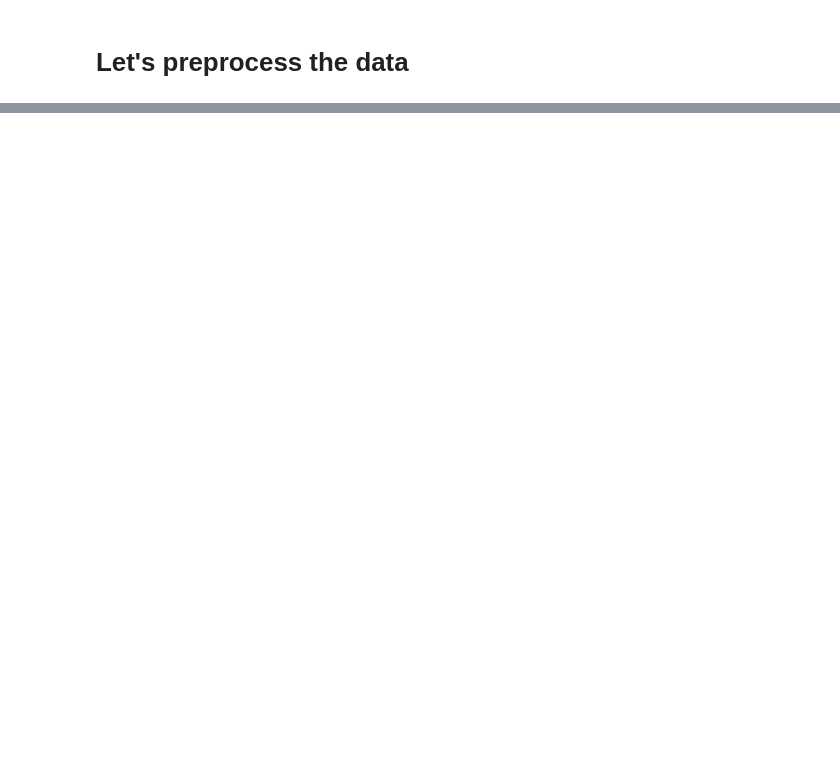
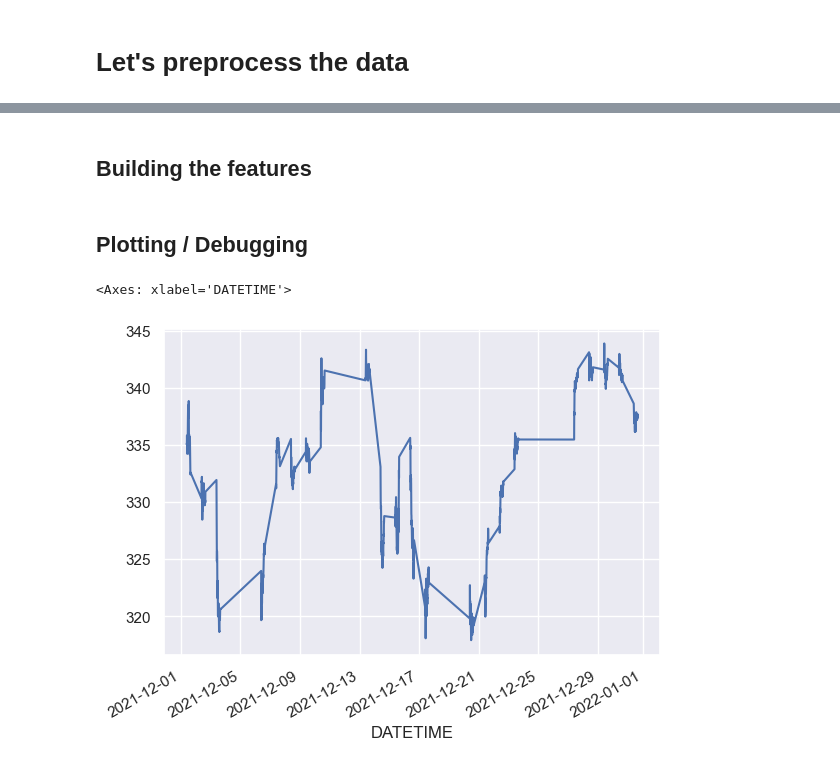
Before and after one commit to arthurdhonneur7/ML_finance_project, a Jupyter notebook: data_processing.ipynb, the cells around one changed output, grey strips where cells are left out. Drawn from its saved outputs; the diff is of its cells as text; code cells hidden in the pictures; blank space fills up the shorter version.

```diff
--- a/data_processing.ipynb
+++ b/data_processing.ipynb
@@ -39,0 +39,12 @@ sp500_tickers = sp500_table['Symbol']
+# %%
+list_tickers = []
+
+for key, (url, table_index, ticker_column) in url_dict.items():
+    if key in ['sp500']: #'russell1000', 'ftse100']:
+        try:
+            df = pd.read_html(url)[table_index]
+            tickers = df[ticker_column].tolist()
+            list_tickers += tickers
+            print(f"{key}: {len(tickers)} tickers found.")
+        except Exception as e:
+            print(f"Error processing {key}: {e}")
@@ -39,0 +53,9 @@ sp500_tickers = sp500_table['Symbol']
+# %%
+df_list = []
+
+for path in list_paths:
+    print(f"Processing file: {path.split('/')[-1]}")
+    df = pd.read_csv(path, compression='gzip')
+    df['SYMBOL'] = df['SYMBOL'].str.upper()
+    df = df[df['SYMBOL'].isin(list_tickers)]
+    df_list.append(df)
@@ -39,0 +80,13 @@ sp500_tickers = sp500_table['Symbol']
+# %%
+df = pd.concat(df_list, ignore_index=True)
+
+df = df.drop(columns=['ALL_EX', 'SUM_DELTA'])
+
+df['DATE_FORMATTED'] = df['DATE'].apply(lambda x: str(x)[:4] + '-' + str(x)[4:6] + '-' + str(x)[6:8])
+df['DATE_FORMATTED'] = pd.to_datetime(df['DATE_FORMATTED'], format='%Y-%m-%d')
+df['DATETIME'] = pd.to_datetime(df['DATE_FORMATTED'].astype(str) + ' ' + df['TIME'])
+# df = df.drop(columns=['DATE', 'TIME'])
+
+df = df.sort_values(by=['SYMBOL', 'DATETIME'])
+
+df.head()
@@ -39,0 +100,13 @@ sp500_tickers = sp500_table['Symbol']
+# %% [markdown]
+## Building the features
+# %% [markdown]
+## Plotting / Debugging
+# %%
+import matplotlib.pyplot as plt
+
+pd.set_option('display.max_rows', 500)
+
+df[df['SYMBOL'] == 'MSFT']['MID_OPEN'].plot()
+# %% [output]
+<Axes: xlabel='DATETIME'>
+[figure, added]
```
Also changed, not shown: parts of 10 cells of this notebook.
